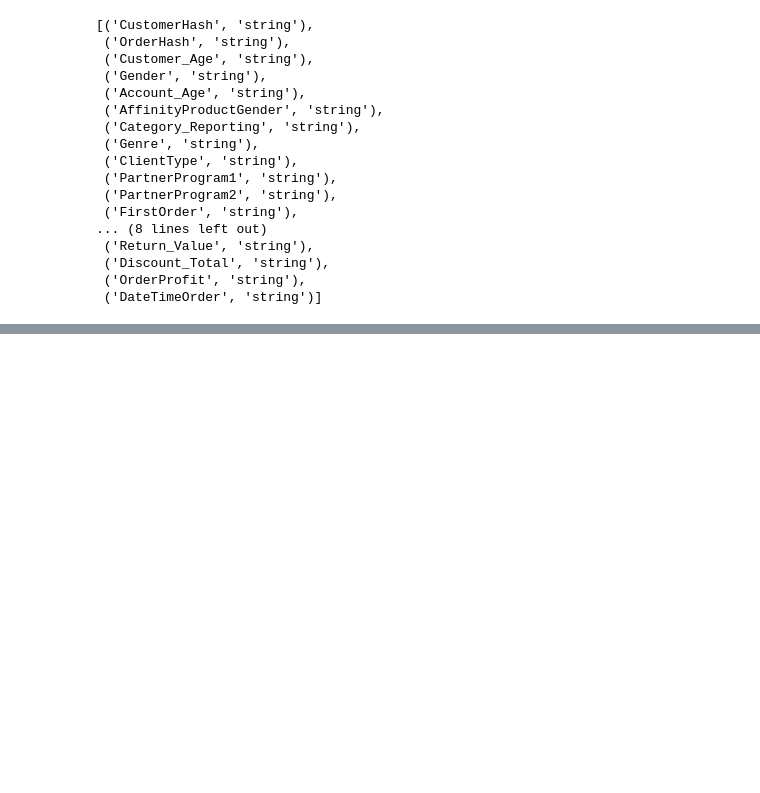
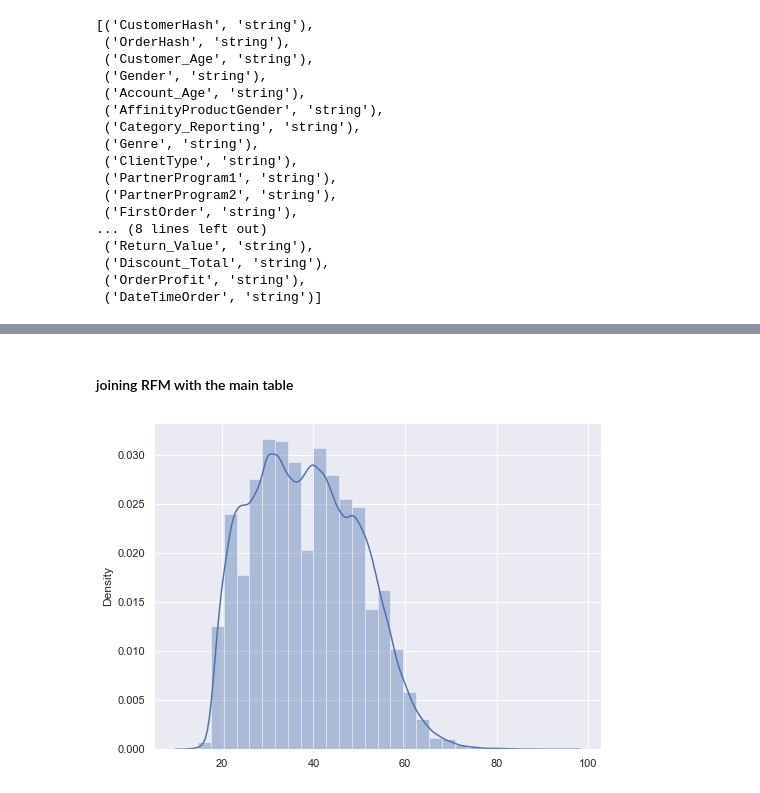
Before and after one commit to Alok2412/Customer-Segmentation-, a Jupyter notebook: Customer_Segmentation - Spark.ipynb, the cells around one changed output, grey strips where cells are left out. Cells and saved outputs as stored; diff of their text form; code cells hidden in the pictures; blank space fills up the shorter version.

```diff
--- a/Customer_Segmentation - Spark.ipynb
+++ b/Customer_Segmentation - Spark.ipynb
@@ -255,0 +172,4 @@ df1.dtypes
+# %%
+frequency = df1.groupBy('CustomerHash', 'OrderHash').count()\
+                        .groupBy('CustomerHash')\
+                        .agg(F.count("*").alias("Frequency"))
@@ -256,4 +178,11 @@ df1.dtypes
+# %%
+monetary = df1.groupBy('CustomerHash').agg(F.round(F.sum('Revenue_Goods'), 2).alias('Monetary'))
+# %% [markdown]
+#### joining RFM with the main table
+# %%
+df1 = df1.join(frequency,'CustomerHash', how = 'inner')\
+             .join(monetary,'CustomerHash', how = 'inner')\
+            .join(recency,'CustomerHash',how ='inner')
 # %%
 # droping customer id and order id as we will not be using these for our clustering
-df1 = df1.drop('CustomerHash','OrderHash','DateTimeOrder')
-# df1.drop('DateTimeOrder',inplace = True,axis =1)
+# df1 = df1.drop('CustomerHash','OrderHash')
@@ -268,0 +189,8 @@ df1 = df1.drop('CustomerHash','OrderHash','DateTimeOrder')
+# %%
+# density plot with Age of customer
+sns.set_style('darkgrid')
+sns.set(rc={'figure.figsize':(8,6)})
+my_list = df1.select(F.collect_list('Customer_Age')).first()[0]
+sns.distplot(my_list, bins=30);
+# %% [output]
+[figure, added]
```
Also changed, not shown: parts of 71 cells of this notebook.
